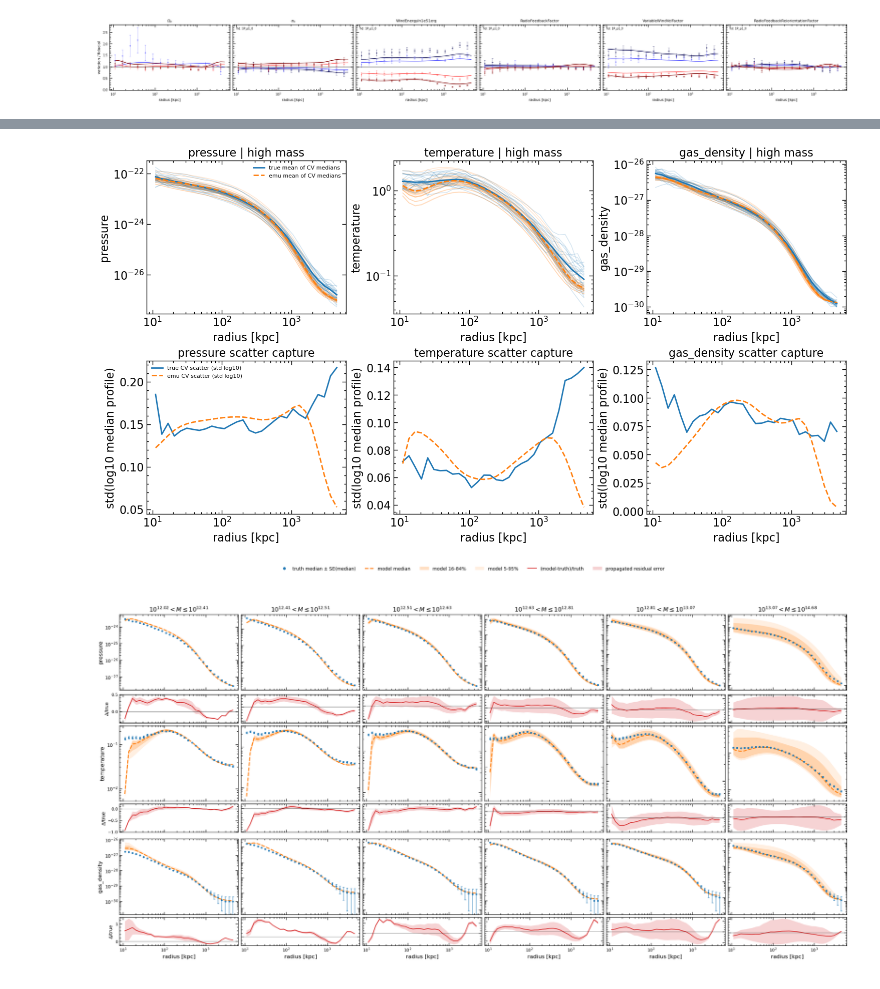
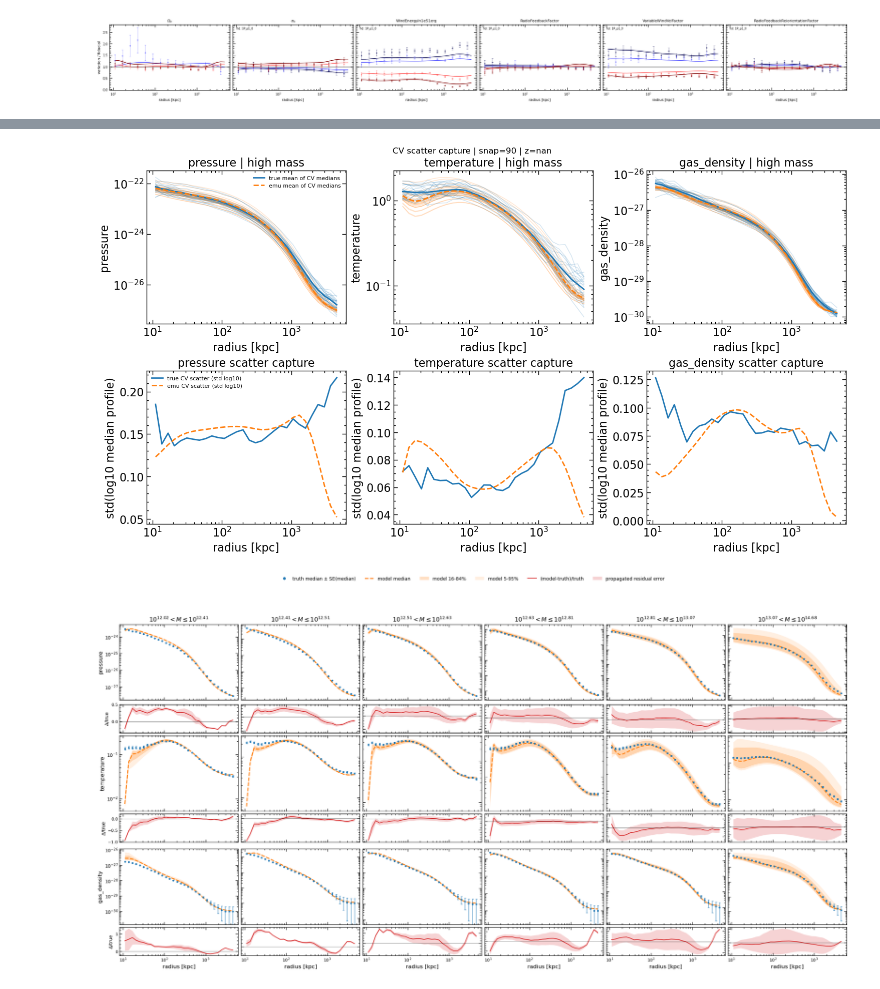
Before and after one commit to Maxelee/cosmoANP, a Jupyter notebook: anp_emulator_api_notebook copy.ipynb, the cells around one changed output, grey strips where cells are left out. Cells and saved outputs as stored; diff of their text form; code cells hidden in the pictures.

```diff
--- a/anp_emulator_api_notebook copy.ipynb
+++ b/anp_emulator_api_notebook copy.ipynb
@@ -1334,11 +1434,28 @@ cv_summary_df = pd.DataFrame(cv_summary_rows).sort_values('tag').reset_index(dro
 # %%
-# Visual check: high-mass-only, 3x2 layout (fields as columns).
-def plot_cv_scatter_capture_grid(fields=('pressure', 'temperature', 'gas_density'), mass_bin='high'):
-    tags = sorted(cv_predictions.keys())
+# Visual check: high-mass-only, 3x2 layout (fields as columns), per snapshot.
+def _get_cv_predictions_for_snap(snapnum=None):
+    if 'cv_predictions_by_snap' not in globals() or len(cv_predictions_by_snap) == 0:
+        raise RuntimeError('cv_predictions_by_snap is empty. Run the CV prediction cell first.')
+
+    if snapnum is None:
+        snap = int(sorted(cv_predictions_by_snap.keys())[0])
+    else:
+        snap = int(snapnum)
+
+    if snap not in cv_predictions_by_snap:
+        raise KeyError(f'snap {snap} not available. Available: {sorted(cv_predictions_by_snap.keys())}')
+
+    return snap, cv_predictions_by_snap[snap]
+
+
+def plot_cv_scatter_capture_grid(fields=('pressure', 'temperature', 'gas_density'), mass_bin='high', snapnum=None):
+    snap, cvp = _get_cv_predictions_for_snap(snapnum=snapnum)
+    tags = sorted(cvp.keys())
     if len(tags) == 0:
-        raise RuntimeError('cv_predictions is empty. Run CV prediction cell first.')
+        raise RuntimeError(f'No CV predictions found for snap {snap}')
 
-    radial_bins = cv_predictions[tags[0]]['radial_bins']
+    z = float(training_redshift_by_snap.get(int(snap), np.nan))
+    radial_bins = cvp[tags[0]]['radial_bins']
     fig, axes = plt.subplots(2, len(fields), figsize=(5 * len(fields), 8), constrained_layout=True)
     if len(fields) == 1:
         axes = np.array(axes).reshape(2, 1)
@@ -1348,7 +1465,7 @@ def plot_cv_scatter_capture_grid(fields=('pressure', 'temperature', 'gas_density
         p_medians = []
 
         for tag in tags:
-            rec = cv_predictions[tag]
+            rec = cvp[tag]
             mass = rec['M500c']
             if mass_bin == 'low':
                 mask = mass < CV_MASS_CUT
@@ -1384,33 +1501,35 @@ def plot_cv_scatter_capture_grid(fields=('pressure', 'temperature', 'gas_density
         p_scatter = np.std(np.log10(p_medians), axis=0, ddof=1)
 
         # Top row: profile overlays + means.
         for i in range(t_medians.shape[0]):
             ax_top.plot(radial_bins, t_medians[i], color='tab:blue', alpha=0.2, lw=1.0)
             ax_top.plot(radial_bins, p_medians[i], color='tab:orange', alpha=0.2, lw=1.0)
         ax_top.plot(radial_bins, t_mean, color='tab:blue', lw=2.0, label='true mean of CV medians')
         ax_top.plot(radial_bins, p_mean, color='tab:orange', lw=2.0, ls='--', label='emu mean of CV medians')
         ax_top.set_xscale('log')
         ax_top.set_yscale('log')
         ax_top.set_xlabel('radius [kpc]')
         ax_top.set_ylabel(field)
         ax_top.set_title(f'{field} | {mass_bin} mass')
         if col == 0:
             ax_top.legend(fontsize=8)
 
         # Bottom row: scatter capture only (no ratio line).
         ax_bot.plot(radial_bins, t_scatter, color='tab:blue', lw=2.0, label='true CV scatter (std log10)')
         ax_bot.plot(radial_bins, p_scatter, color='tab:orange', lw=2.0, ls='--', label='emu CV scatter (std log10)')
         ax_bot.set_xscale('log')
         ax_bot.set_xlabel('radius [kpc]')
         ax_bot.set_ylabel('std(log10 median profile)')
         ax_bot.set_title(f'{field} scatter capture')
         if col == 0:
             ax_bot.legend(fontsize=8)
 
+    fig.suptitle(f'CV scatter capture | snap={snap} | z={z:.3f}', y=1.02)
     plt.show()
 
 
-plot_cv_scatter_capture_grid(fields=('pressure', 'temperature', 'gas_density'), mass_bin='high')
+for _snap in cv_snaps_available:
+    plot_cv_scatter_capture_grid(fields=('pressure', 'temperature', 'gas_density'), mass_bin='high', snapnum=_snap)
 # %% [output]
-[figure, old version]
+[figure, new version]
 # %%
```
Also changed, not shown: parts of 8 cells of this notebook, 28 other files.
